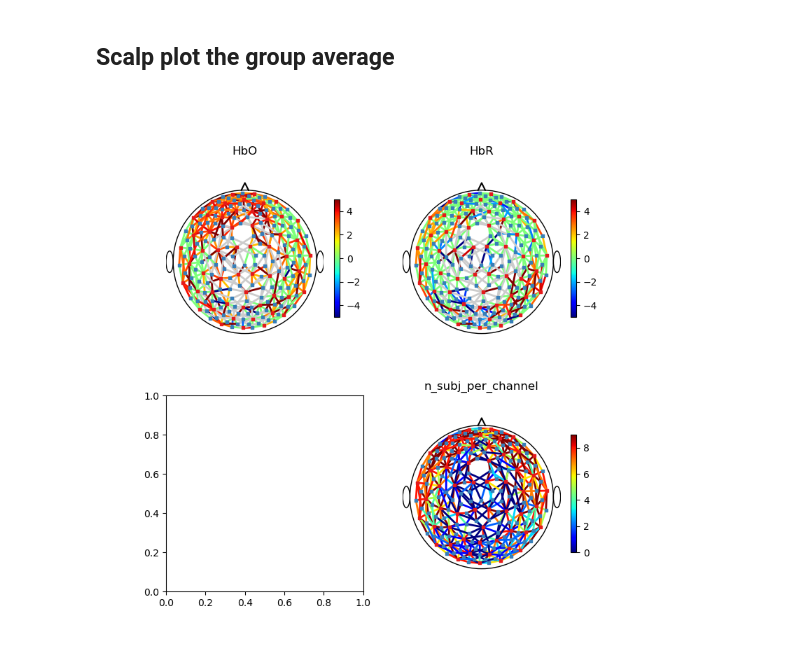
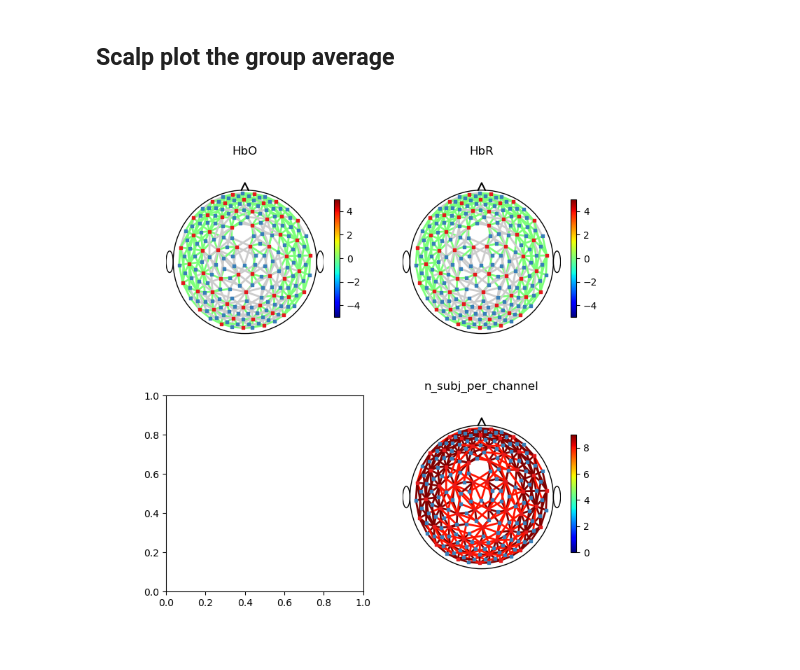
Before and after one commit to shankell212/cedalion-dab-funcs2, a Jupyter notebook: dataset_Esplanade.ipynb, the cells around one changed output. Cells and saved outputs as stored; diff of their text form; code cells hidden in the pictures.

```diff
--- a/dataset_Esplanade.ipynb
+++ b/dataset_Esplanade.ipynb
@@ -138,0 +203,42 @@ file.close()
+# %%
+# If you already saved the ICA matrices and did not change the preprocessing in any way, then you can skip
+# this step and go directly to the next step.
+
+pca_var_thresh = 0.99 # keep enough PCs to explain this fraction of the variance
+p_ica = 27 # not sure what this does
+
+ica_lpf = 1.0 * units.Hz # low pass filter the data before ICA
+ica_downsample = 1  # downsample the data by this factor before running ICA. ICA cost is linear with number of samples.
+                    # and since we low pass filtered the data before ICA, we can downsample it to save time.
+                    # Note that the NN22 sample rate is often ~9 Hz, and will be reduced by this factor.
+
+for subj_idx in range( n_subjects ):
+    for file_idx in range(n_files_per_subject):
+
+        filenm = filenm_lst[subj_idx][file_idx]
+        print( f'Processing {filenm}' )
+
+        # the TS data to get the ICA of.
+        foo = rec[subj_idx][file_idx]["od_tddr"].copy()
+        foo = cedalion.sigproc.frequency.freq_filter(foo, 0 * units.Hz, ica_lpf )
+        # downsample foo by ica_downsample
+        foo = foo[:,:,::ica_downsample]
+        TS = foo.stack(measurement = ['channel', 'wavelength']).sortby('wavelength')
+
+        # PCA step
+        S_pca_thresh, W_pca, num_components = pfDAB_ERBM.ERBM_pca_step( TS, pca_var_thresh )
+        print(f'   number of PCA components kept: {num_components}')
+
+        # ICA-ERBM on PCs
+        import time
+        from datetime import datetime
+        start_time = time.time()
+        print(f'   start time = {datetime.fromtimestamp(start_time).strftime("%Y-%m-%d %H:%M:%S")}')
+        W_ica = ERBM(S_pca_thresh.T, p_ica)
+        end_time = time.time()
+        execution_time = end_time - start_time
+        print( f"   ERBM ICA execution time: {execution_time/60:0.1f} minutes")
+
+        # Save W_ica to a file
+        file_path = os.path.join(rootDir_data, 'derivatives', 'ica', filenm )
+        np.savez(file_path + f'_Wica_od_tddr_ds{ica_downsample}.npz', W_ica=W_ica )
@@ -288,7 +479,7 @@ Saved group average HRF to /Users/dboas/Documents/People/2024/BoasDavid/NN22_Dat
 # %% [markdown]
 ## Scalp plot the group average
 # %%
-trial_str = ['ST']
+trial_str = ['ST-ica']
 
 max_val = 5
 
@@ -341,31 +532,31 @@ plots.scalp_plot(
 evoked_conc = blockaverage_tstat.sel(trial_type=trial_str, chromo='HbR', reltime=(blockaverage.reltime > trange_hrf_stat[0]) & (blockaverage.reltime < trange_hrf_stat[1])).mean("reltime")
 # set values of evoked_conc to zero where the t-stat is less than 2
 evoked_conc.values[np.abs(evoked_conc.values) < 2] = 0
 plots.scalp_plot(
         rec[0][0]['conc_tddr'],
         rec[0][0].geo3d,
         evoked_conc,
         ax[0][1],
         cmap='jet',
         optode_labels=False,
         optode_size=5,
         vmin=-max_val,
         vmax=max_val,
         title='HbR'
     )
 
 # scalp plot n_subj_per_channel
 plots.scalp_plot(
         rec[0][0]['conc_tddr'],
         rec[0][0].geo3d,
         n_subj_per_channel_xr.sel(trial_type=trial_str,chromo='HbO', reltime=0),
         ax[1][1],
         cmap='jet',
         optode_labels=False,
         optode_size=5,
         vmin=0,
         vmax=n_subjects,
         title="n_subj_per_channel"
     )
 # %% [output]
-[figure, old version]
+[figure, new version]
```
Also changed, not shown: parts of 16 cells of this notebook.
